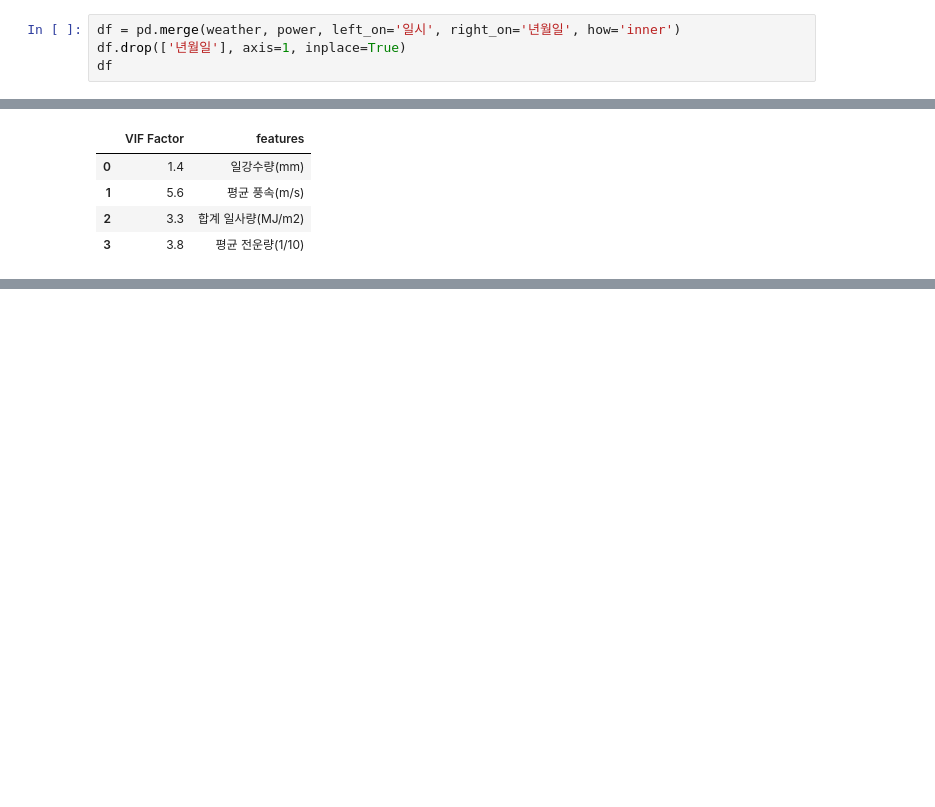
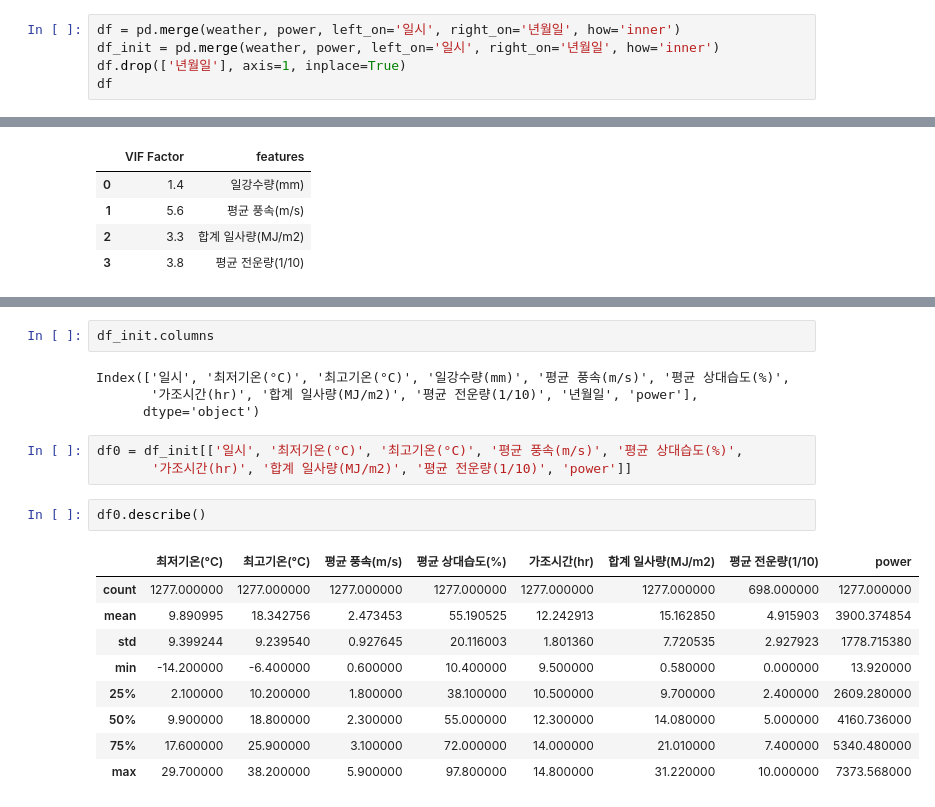
Before and after one commit to JiHyungHong/Enitt-SolarEnergyPrediction, a Jupyter notebook: dataset_남동.ipynb, the cells around one changed output, grey strips where cells are left out. Cells and saved outputs as stored; diff of their text form; blank space fills up the shorter version.

```diff
--- a/dataset_남동.ipynb
+++ b/dataset_남동.ipynb
@@ -34,6 +34,7 @@ power['power'] = power.iloc[:,1:].sum(axis=1)
 power = power[['년월일', 'power']]
 # %%
 df = pd.merge(weather, power, left_on='일시', right_on='년월일', how='inner')
+df_init = pd.merge(weather, power, left_on='일시', right_on='년월일', how='inner')
 df.drop(['년월일'], axis=1, inplace=True)
 df
 # %% [output]
@@ -185,0 +230,21 @@ vif.round(1)
+# %%
+df_init.columns
+# %% [output]
+Index(['일시', '최저기온(°C)', '최고기온(°C)', '일강수량(mm)', '평균 풍속(m/s)', '평균 상대습도(%)',
+       '가조시간(hr)', '합계 일사량(MJ/m2)', '평균 전운량(1/10)', '년월일', 'power'],
+      dtype='object')
+# %%
+df0 = df_init[['일시', '최저기온(°C)', '최고기온(°C)', '평균 풍속(m/s)', '평균 상대습도(%)',
+       '가조시간(hr)', '합계 일사량(MJ/m2)', '평균 전운량(1/10)', 'power']]
+# %%
+df0.describe()
+# %% [output]
+|  | 최저기온(°C) | 최고기온(°C) | 평균 풍속(m/s) | 평균 상대습도(%) | 가조시간(hr) | 합계 일사량(MJ/m2) | 평균 전운량(1/10) | power |
+| count | 1277.000000 | 1277.000000 | 1277.000000 | 1277.000000 | 1277.000000 | 1277.000000 | 698.000000 | 1277.000000 |
+| mean | 9.890995 | 18.342756 | 2.473453 | 55.190525 | 12.242913 | 15.162850 | 4.915903 | 3900.374854 |
+| std | 9.399244 | 9.239540 | 0.927645 | 20.116003 | 1.801360 | 7.720535 | 2.927923 | 1778.715380 |
+| min | -14.200000 | -6.400000 | 0.600000 | 10.400000 | 9.500000 | 0.580000 | 0.000000 | 13.920000 |
+| 25% | 2.100000 | 10.200000 | 1.800000 | 38.100000 | 10.500000 | 9.700000 | 2.400000 | 2609.280000 |
+| 50% | 9.900000 | 18.800000 | 2.300000 | 55.000000 | 12.300000 | 14.080000 | 5.000000 | 4160.736000 |
+| 75% | 17.600000 | 25.900000 | 3.100000 | 72.000000 | 14.000000 | 21.010000 | 7.400000 | 5340.480000 |
+| max | 29.700000 | 38.200000 | 5.900000 | 97.800000 | 14.800000 | 31.220000 | 10.000000 | 7373.568000 |
```
Also changed, not shown: parts of 15 cells of this notebook.
